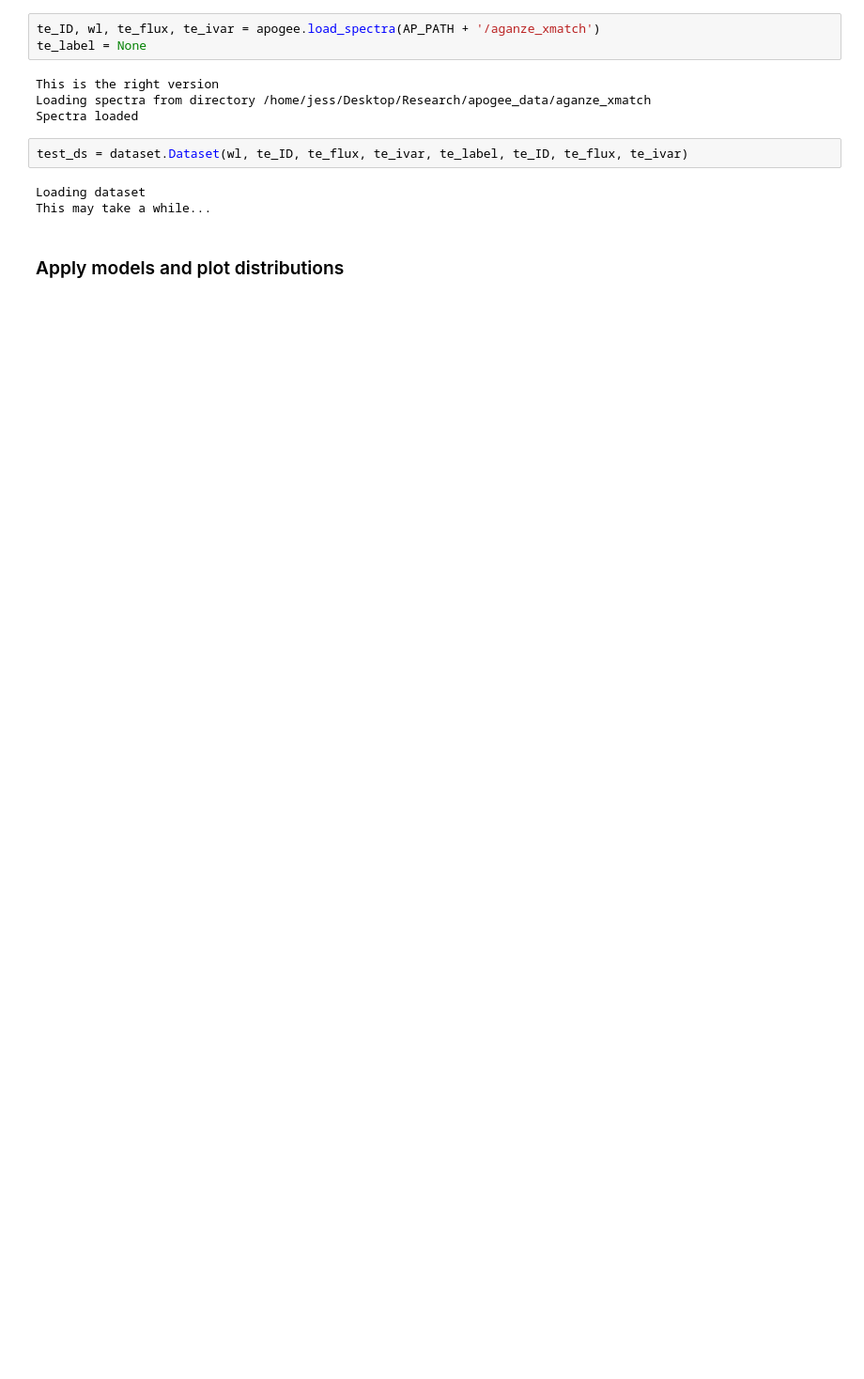
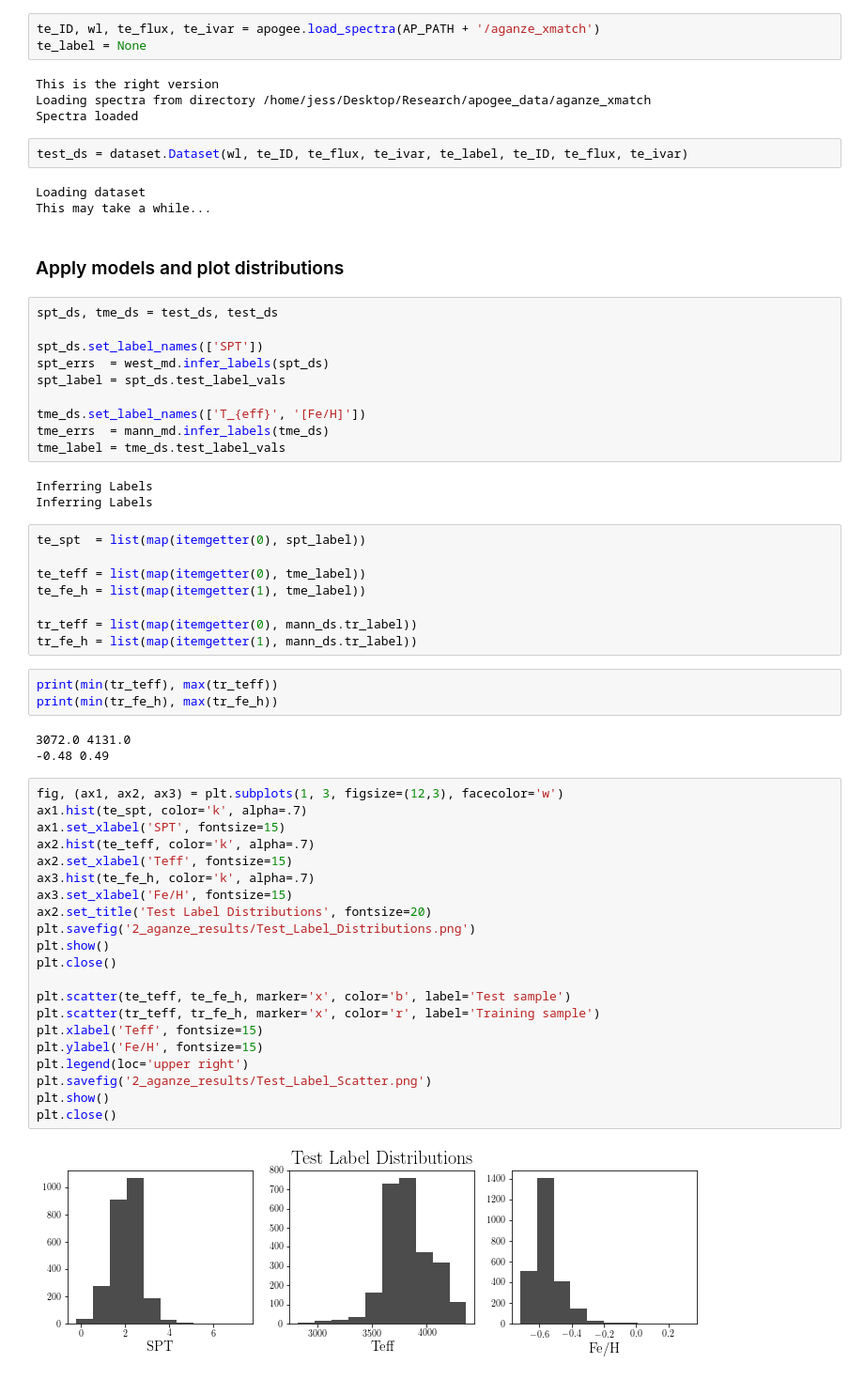
Before and after one commit to jbirky/Mdwarf_project, a Jupyter notebook: cannon_runs/2_aganze_test_cannon.ipynb, the cells around one changed output. Shown at 94% size. Saved outputs shown, nothing was run; the diff lists cells and outputs as text; blank space fills up the shorter version.

Commit message:
backup training runs

```diff
--- a/cannon_runs/2_aganze_test_cannon.ipynb
+++ b/cannon_runs/2_aganze_test_cannon.ipynb
@@ -67,3 +74,53 @@ Loading dataset
 This may take a while...
 # %% [markdown]
 ### Apply models and plot distributions
+# %%
+spt_ds, tme_ds = test_ds, test_ds
+
+spt_ds.set_label_names(['SPT'])
+spt_errs  = west_md.infer_labels(spt_ds)
+spt_label = spt_ds.test_label_vals
+
+tme_ds.set_label_names(['T_{eff}', '[Fe/H]'])
+tme_errs  = mann_md.infer_labels(tme_ds)
+tme_label = tme_ds.test_label_vals
+# %% [output]
+Inferring Labels
+Inferring Labels
+# %%
+te_spt  = list(map(itemgetter(0), spt_label))
+
+te_teff = list(map(itemgetter(0), tme_label))
+te_fe_h = list(map(itemgetter(1), tme_label))
+
+tr_teff = list(map(itemgetter(0), mann_ds.tr_label))
+tr_fe_h = list(map(itemgetter(1), mann_ds.tr_label))
+# %%
+print(min(tr_teff), max(tr_teff))
+print(min(tr_fe_h), max(tr_fe_h))
+# %% [output]
+3072.0 4131.0
+-0.48 0.49
+# %%
+fig, (ax1, ax2, ax3) = plt.subplots(1, 3, figsize=(12,3), facecolor='w')
+ax1.hist(te_spt, color='k', alpha=.7)
+ax1.set_xlabel('SPT', fontsize=15)
+ax2.hist(te_teff, color='k', alpha=.7)
+ax2.set_xlabel('Teff', fontsize=15)
+ax3.hist(te_fe_h, color='k', alpha=.7)
+ax3.set_xlabel('Fe/H', fontsize=15)
+ax2.set_title('Test Label Distributions', fontsize=20)
+plt.savefig('2_aganze_results/Test_Label_Distributions.png')
+plt.show()
+plt.close()
+
+plt.scatter(te_teff, te_fe_h, marker='x', color='b', label='Test sample')
+plt.scatter(tr_teff, tr_fe_h, marker='x', color='r', label='Training sample')
+plt.xlabel('Teff', fontsize=15)
+plt.ylabel('Fe/H', fontsize=15)
+plt.legend(loc='upper right')
+plt.savefig('2_aganze_results/Test_Label_Scatter.png')
+plt.show()
+plt.close()
+# %% [output]
+[figure, added]
```
Also changed, not shown: parts of 8 cells of this notebook, 7 other files.
